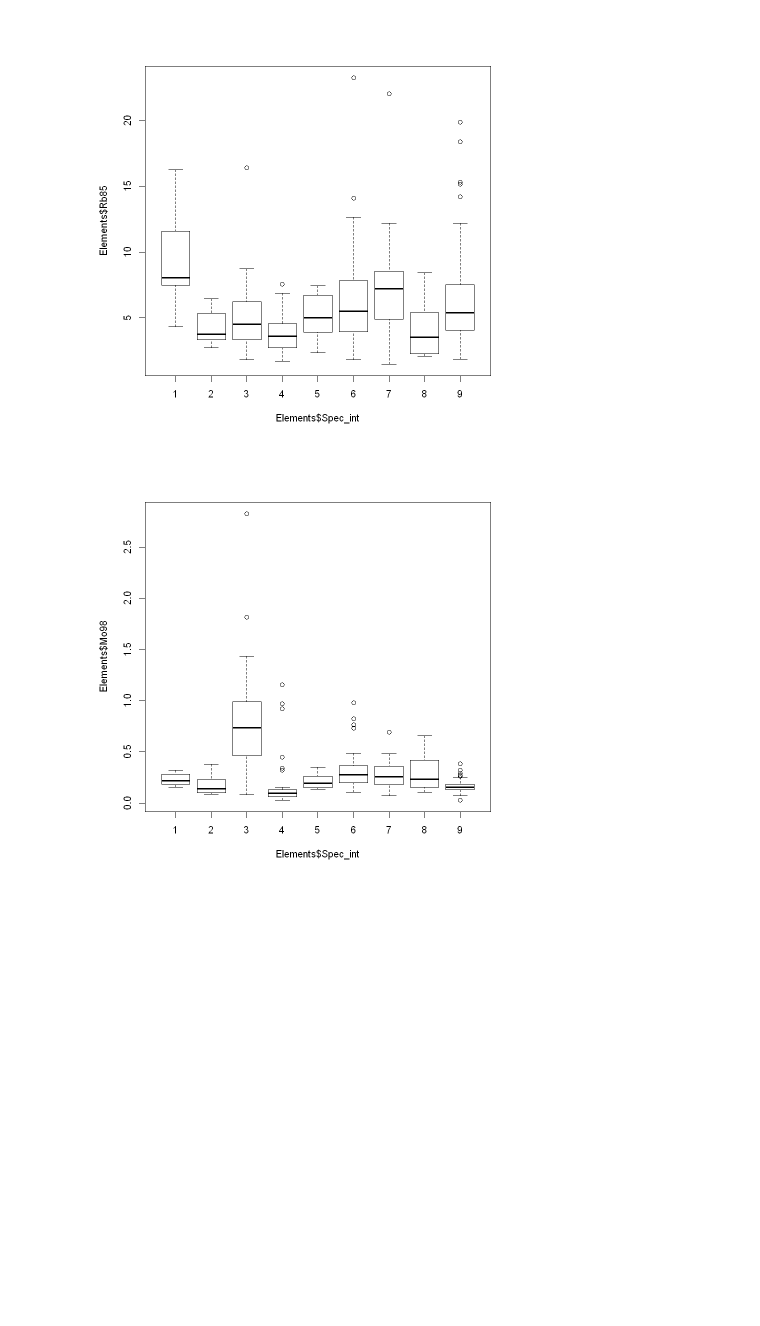
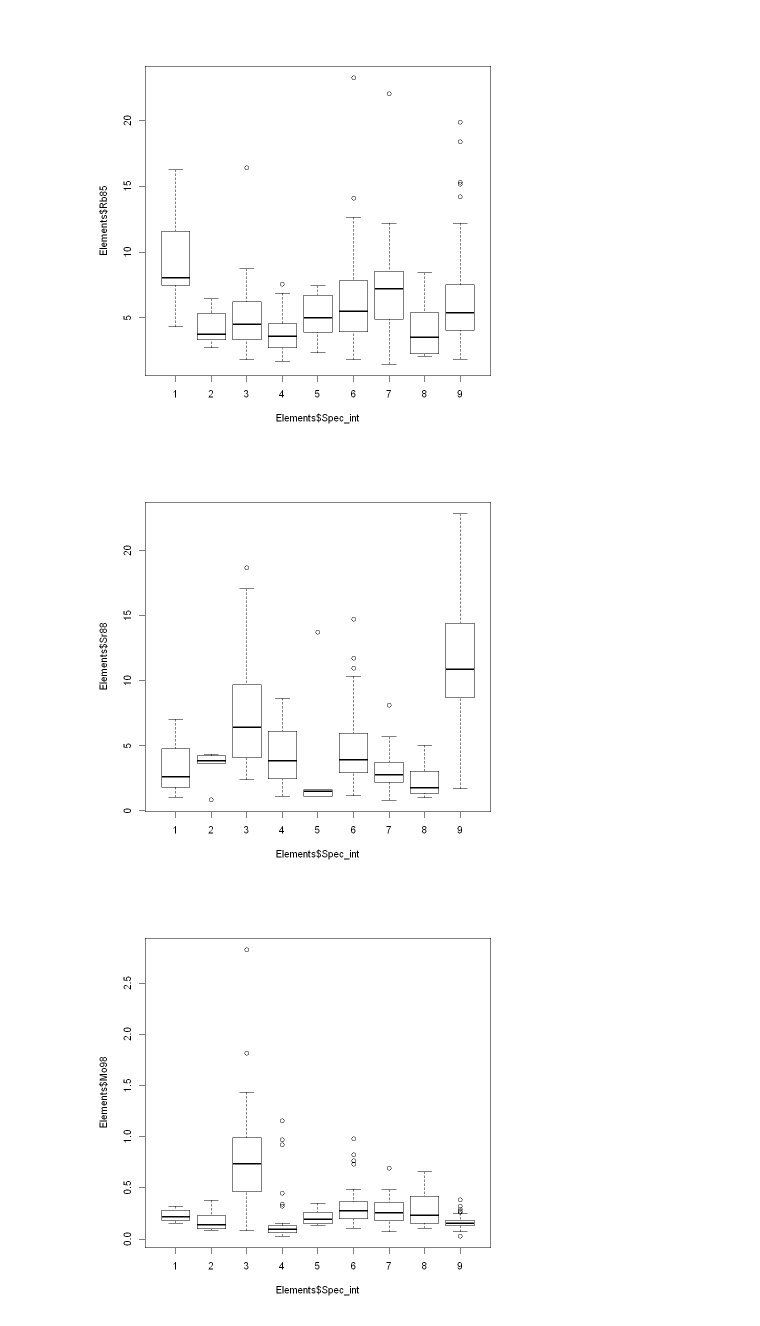
Before and after one commit to Kovacs-Lab/Aim-3, a Jupyter notebook: Ionomics/Boxplots/Boxplots_X.ipynb, the cells around one changed output. Saved outputs shown, nothing was run; the diff lists cells and outputs as text; code cells hidden in the pictures; blank space fills up the shorter version.

```diff
--- a/Ionomics/Boxplots/Boxplots_X.ipynb
+++ b/Ionomics/Boxplots/Boxplots_X.ipynb
@@ -130,6 +134,10 @@ boxplot(Elements$As75~Elements$Spec_int)
 boxplot(Elements$Rb85~Elements$Spec_int)
 # %% [output]
 [figure]
+# %%
+boxplot(Elements$Sr88~Elements$Spec_int)
+# %% [output]
+[figure, added]
 # %%
 boxplot(Elements$Mo98~Elements$Spec_int)
 # %% [output]
```
Also changed, not shown: parts of 2 cells of this notebook, 2 other files.
